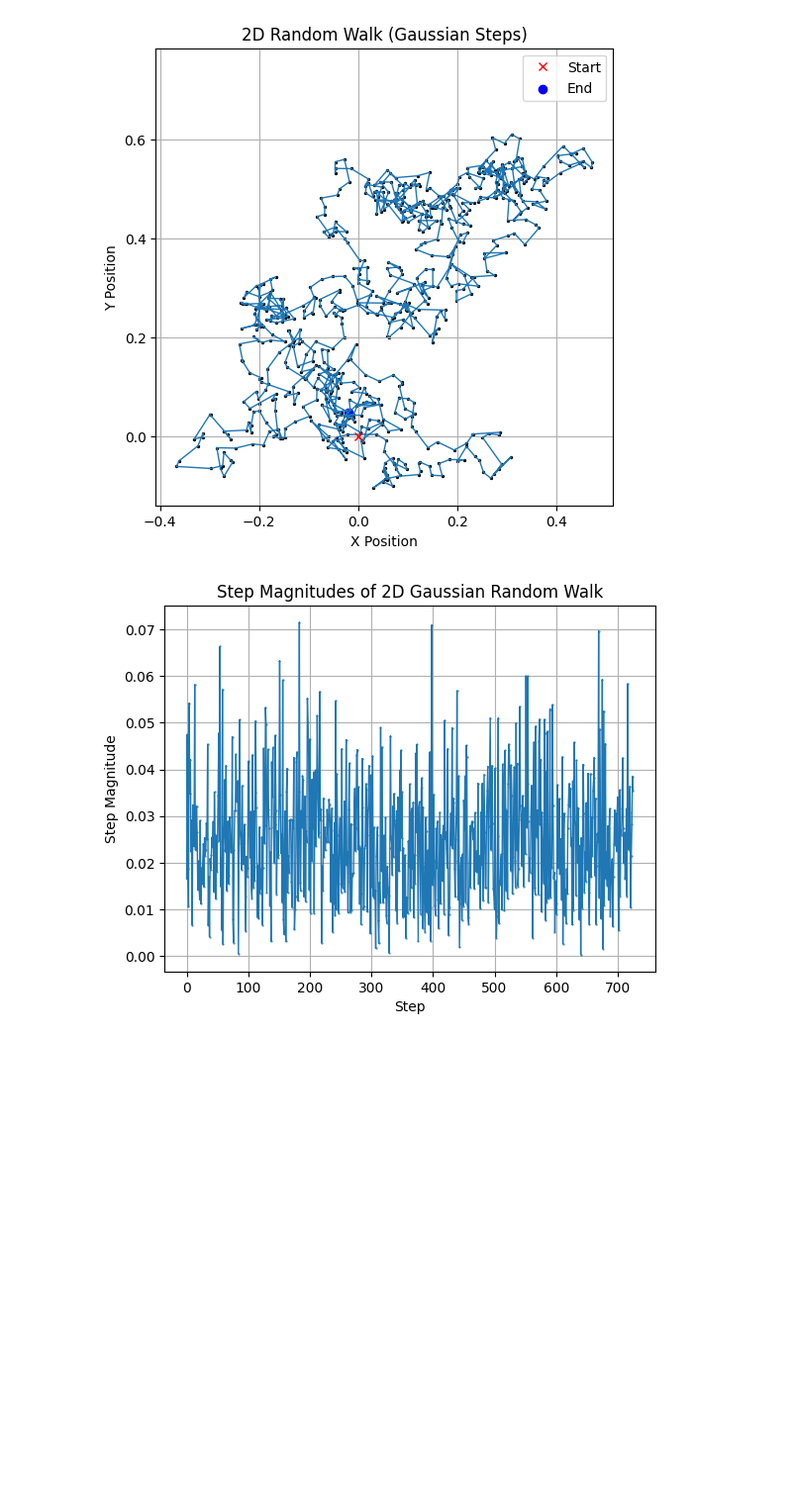
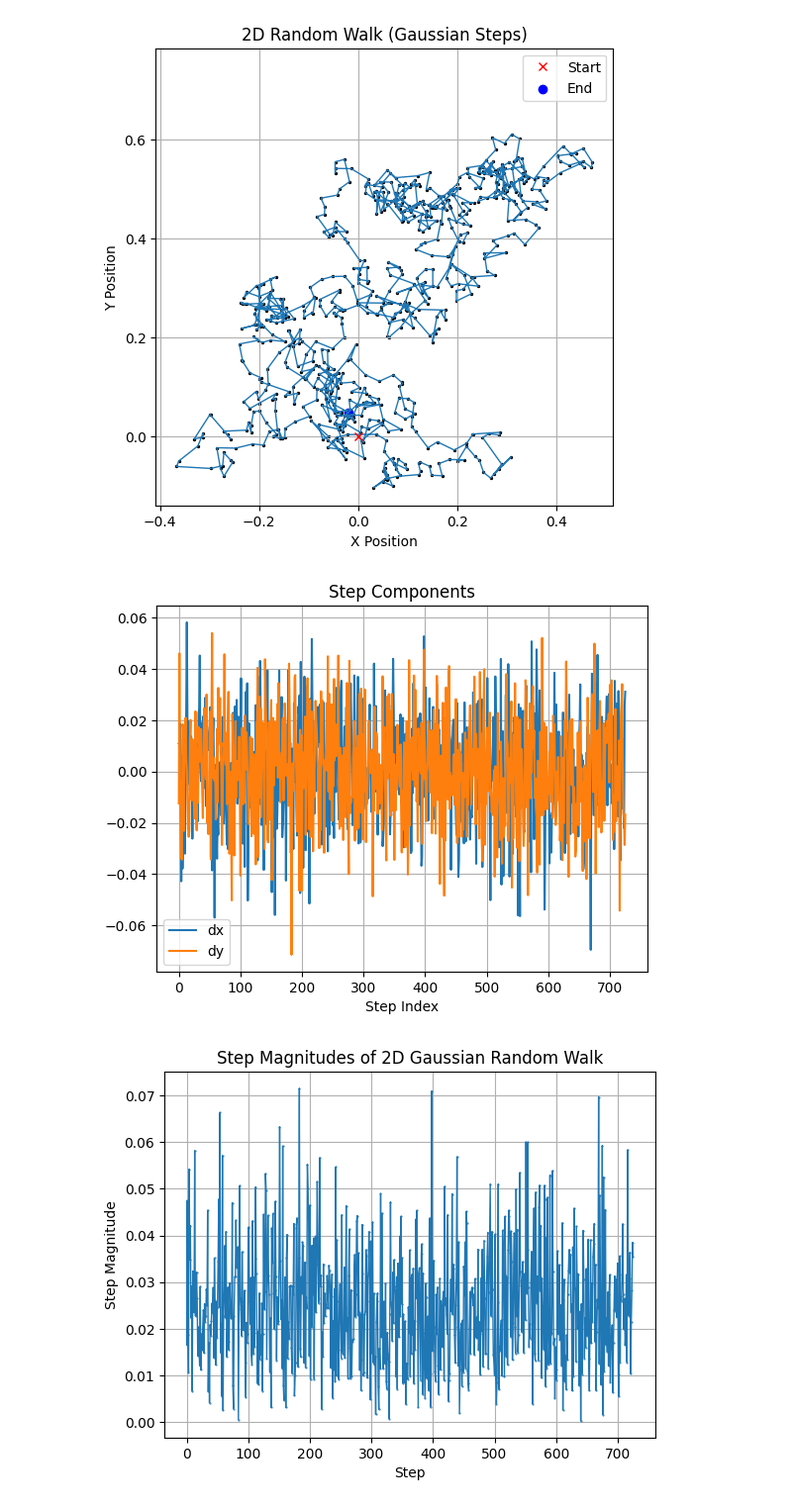
Before and after one commit to conorkirby/capstone, a Jupyter notebook: ProjectNotebooks/10.5_Volatility_Gaussian.ipynb, the cells around one changed output. Shown at 99% size. Saved outputs shown, nothing was run; the diff lists cells and outputs as text; code cells hidden in the pictures; blank space fills up the shorter version.

```diff
--- a/ProjectNotebooks/10.5_Volatility_Gaussian.ipynb
+++ b/ProjectNotebooks/10.5_Volatility_Gaussian.ipynb
@@ -44,13 +44,23 @@ plt.show()
 # %%
 dx = np.diff(x_positions)
 dy = np.diff(y_positions)
+
+plt.plot(dx, label='dx')
+plt.plot(dy, label='dy')
+plt.legend()
+plt.title("Step Components")
+plt.xlabel("Step Index")
+plt.grid()
+plt.show()
 
 step_mag = np.sqrt(dx**2 + dy**2)
 
 #step_mag = step_mag[step_mag > 0]  # safety
 log_returns = np.log(step_mag[1:] / step_mag[:-1])
 
 volatility = np.abs(log_returns)
+# %% [output]
+[figure, added]
 # %%
 plt.plot(step_mag, marker='o', ms=0.5, lw=1)
 plt.xlabel("Step")
```
Also changed, not shown: 2 other files.
